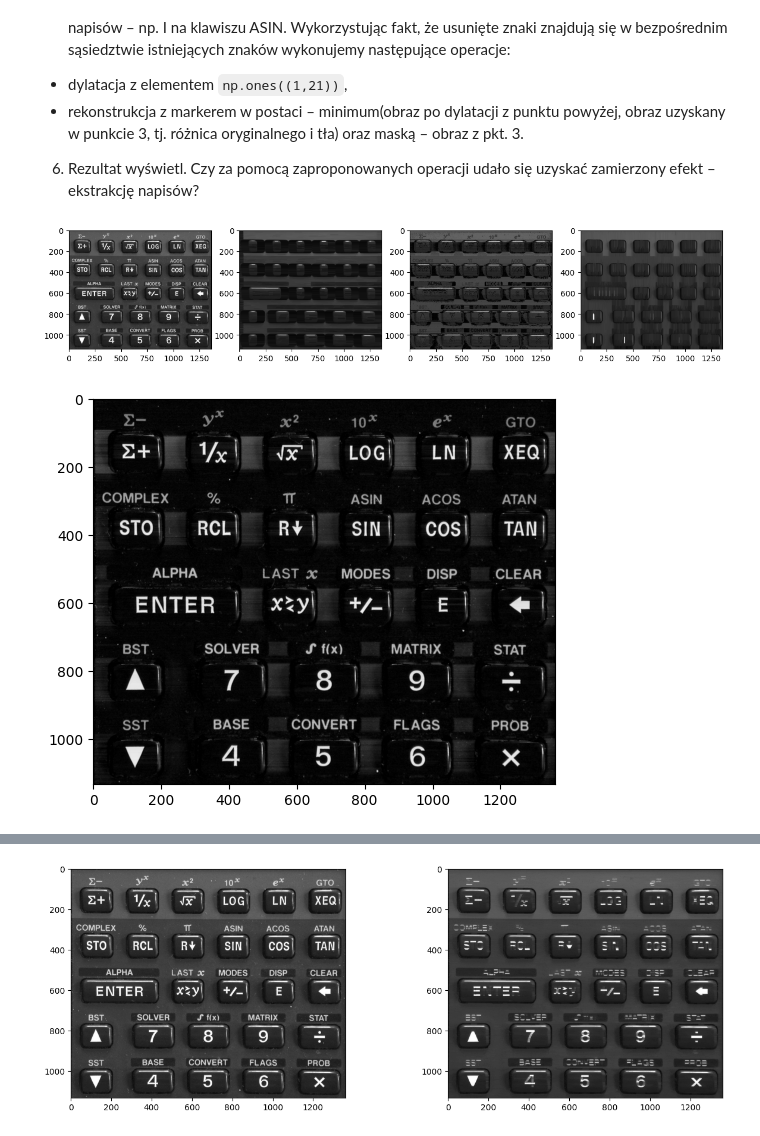
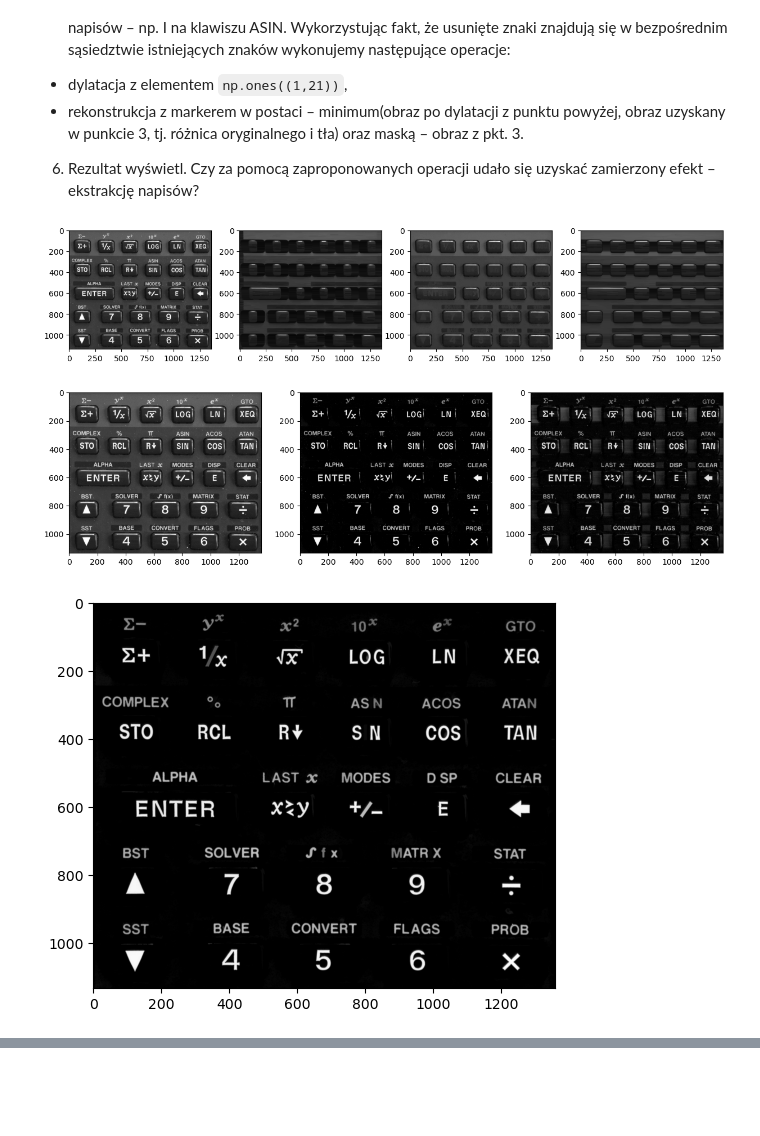
Before and after one commit to omnibus1/poc, a Jupyter notebook: lab10/10_morphology (1).ipynb, the cells around one changed output, grey strips where cells are left out. Saved outputs shown, nothing was run; the diff lists cells and outputs as text; code cells hidden in the pictures; blank space fills up the shorter version.

```diff
--- a/lab10/10_morphology (1).ipynb
+++ b/lab10/10_morphology (1).ipynb
@@ -265,15 +273,29 @@ plot(image, top, element)
 # %%
+e = np.ones((3,3))
+#==================================
 image = cv2.imread("calculator.bmp",cv2.IMREAD_GRAYSCALE)
 elem = np.ones((1,71))
-eros = cv2.erode(image, elem)
-# plot(image, eros)
-#marker maska element
-res = reconstruct(eros, image, elem)
-op = cv2.morphologyEx(image, cv2.MORPH_OPEN, element)
-plot(image, eros, res, op)
+eros = cv2.erode(image,elem)
 
-top = cv2.morphologyEx(image, cv2.MORPH_TOPHAT, elem)
-plot(top)
+res = reconstruct(eros,image,e)
+op = cv2.morphologyEx(image, cv2.MORPH_OPEN, elem)
+
+plot(image,eros,res, op)
+
+diff = cv2.subtract(image, res)
+classic_diff = cv2.subtract(image, op)
+plot(image, diff, classic_diff)
+#==================================
+elem2 = np.ones((1,11))
+eros2 = cv2.erode(diff,elem2)
+res2 = reconstruct(eros2, diff, e)
+plot(res2)
+#==================================
+elem3 = np.ones((1,21))
+dil = cv2.dilate(res2,elem3)
+res3 = reconstruct(dil, diff, e)
+plot(res3)
 # %% [output]
-[figure, old version]
+[figure, new version]
-[figure, old version]
+[figure, new version]
+[figure, added]
@@ -288,8 +302,0 @@ def reconstruct(marker, mask, element):
-# %%
-image = cv2.imread("calculator.bmp",cv2.IMREAD_GRAYSCALE)
-elem = np.ones((1,11))
-eros = cv2.erode(image, elem)
-res = reconstruct(eros,image, elem)
-plot(image, res)
-# %% [output]
-[figure, removed]
```
Also changed, not shown: parts of 5 cells of this notebook, 7 other files.
